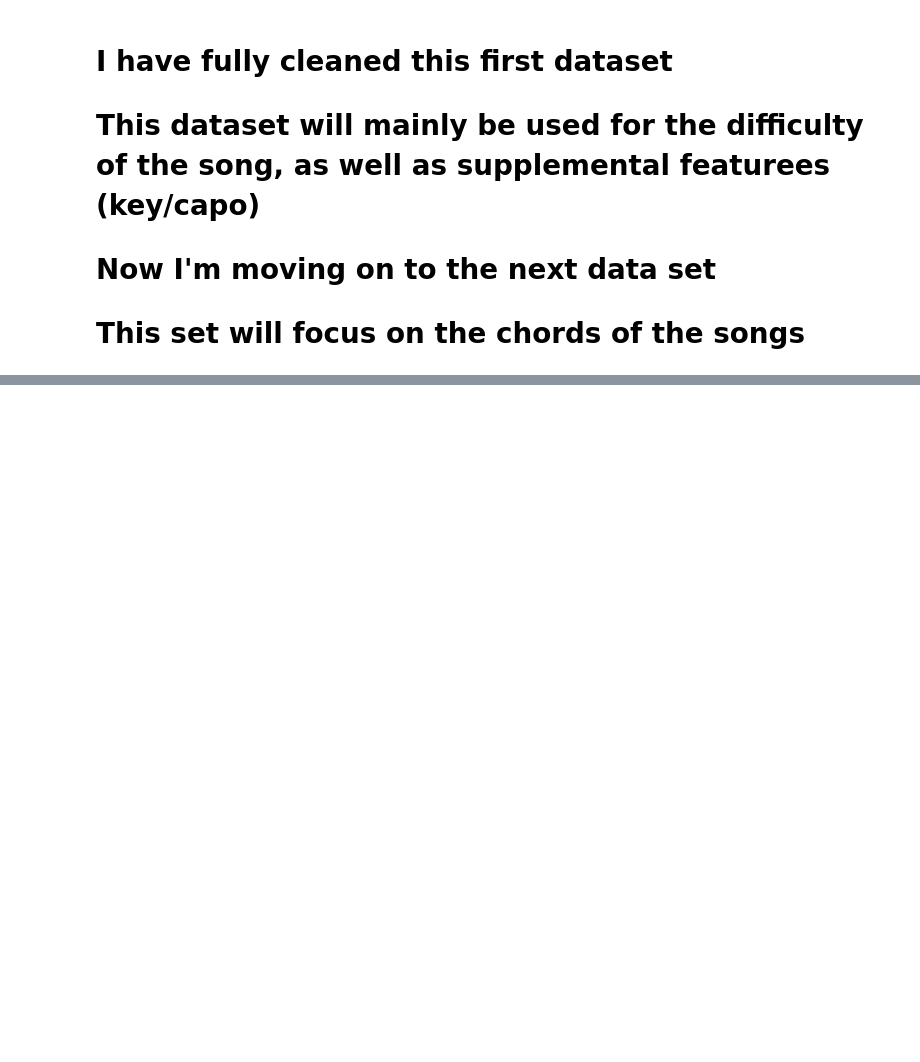
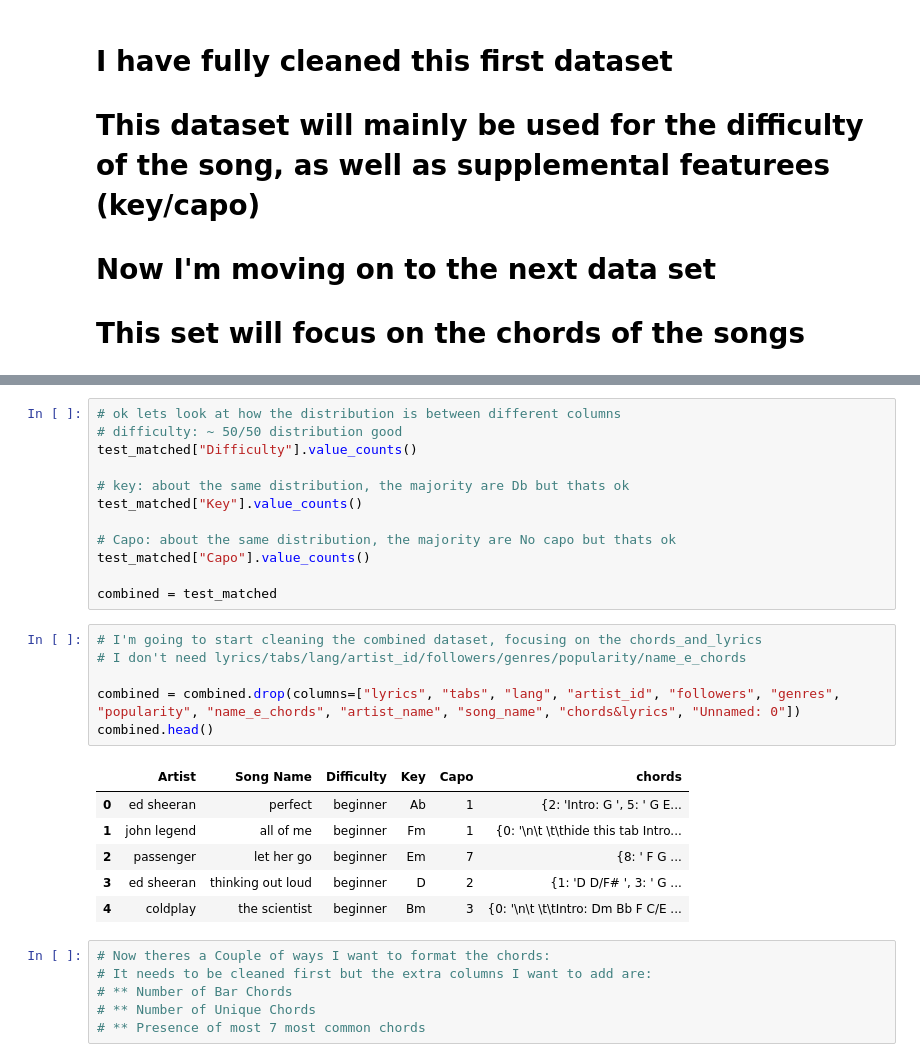
Before and after one commit to TiffanyBee/guitar_difficulty_predictor, a Jupyter notebook: 01_data_matching.ipynb, the cells around one changed output, grey strips where cells are left out. Cells and saved outputs as stored; diff of their text form; blank space fills up the shorter version.

```diff
--- a/01_data_matching.ipynb
+++ b/01_data_matching.ipynb
@@ -276,0 +306,31 @@ top850.head()
+# %%
+# ok lets look at how the distribution is between different columns
+# difficulty: ~ 50/50 distribution good
+test_matched["Difficulty"].value_counts()
+
+# key: about the same distribution, the majority are Db but thats ok
+test_matched["Key"].value_counts()
+
+# Capo: about the same distribution, the majority are No capo but thats ok
+test_matched["Capo"].value_counts()
+
+combined = test_matched
+# %%
+# I'm going to start cleaning the combined dataset, focusing on the chords_and_lyrics
+# I don't need lyrics/tabs/lang/artist_id/followers/genres/popularity/name_e_chords
+
+combined = combined.drop(columns=["lyrics", "tabs", "lang", "artist_id", "followers", "genres", "popularity", "name_e_chords", "artist_name", "song_name", "chords&lyrics", "Unnamed: 0"])
+combined.head()
+# %% [output]
+|  | Artist | Song Name | Difficulty | Key | Capo | chords |
+| 0 | ed sheeran | perfect | beginner | Ab | 1 | {2: 'Intro: G ', 5: ' G E... |
+| 1 | john legend | all of me | beginner | Fm | 1 | {0: '\n\t \t\thide this tab Intro... |
+| 2 | passenger | let her go | beginner | Em | 7 | {8: ' F G ... |
+| 3 | ed sheeran | thinking out loud | beginner | D | 2 | {1: 'D D/F# ', 3: ' G ... |
+| 4 | coldplay | the scientist | beginner | Bm | 3 | {0: '\n\t \t\tIntro: Dm Bb F C/E ... |
+# %%
+# Now theres a Couple of ways I want to format the chords:
+# It needs to be cleaned first but the extra columns I want to add are:
+# ** Number of Bar Chords
+# ** Number of Unique Chords
+# ** Presence of most 7 most common chords
```
Also changed, not shown: parts of 7 cells of this notebook.
